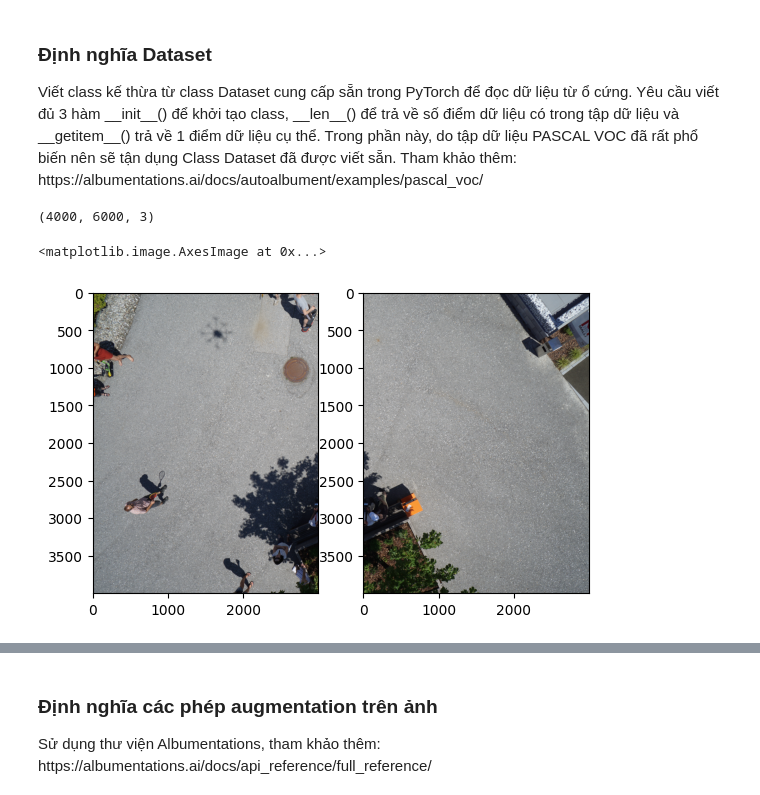
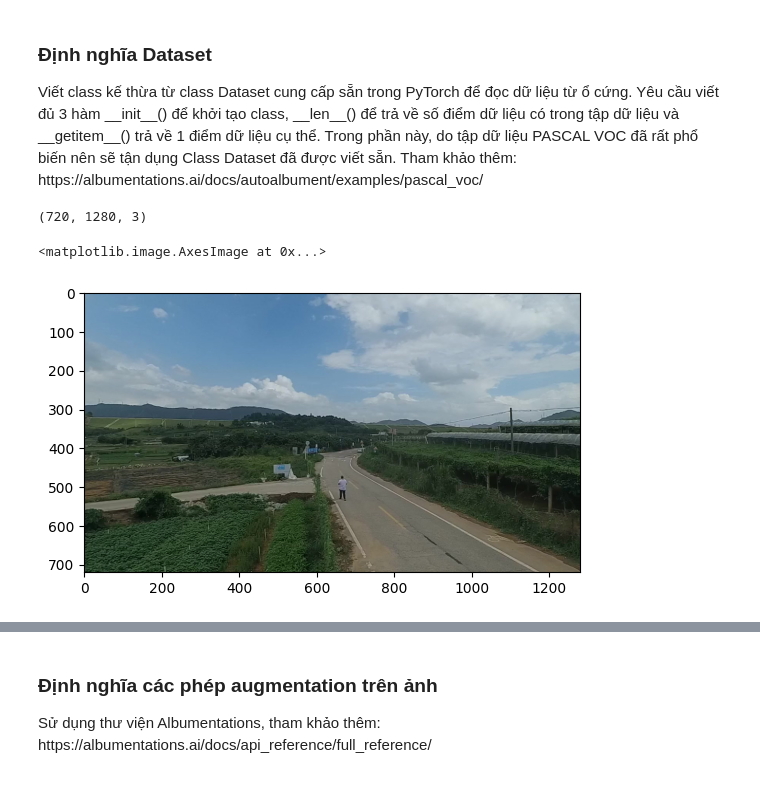
Before and after one commit to Coder0469/Do-an-1, a Jupyter notebook: Week3/B2_basic_pipeline_PASCALVOC.ipynb, the cells around one changed output, grey strips where cells are left out. Saved outputs shown, nothing was run; the diff lists cells and outputs as text; code cells hidden in the pictures.

```diff
--- a/Week3/B2_basic_pipeline_PASCALVOC.ipynb
+++ b/Week3/B2_basic_pipeline_PASCALVOC.ipynb
@@ -102,15 +102,14 @@ drive_path = "/content/drive/MyDrive/aeroscapes"
 # kaggle_path = "/kaggle/input/cityscapes-image-pairs/cityscapes_data"
 # %%
 
-img = cv2.imread(f"/{drive_path}/original_images/000.jpg")
+img = cv2.imread(f"/{drive_path}/JPEGImages/000001_001.jpg")
 img = cv2.cvtColor(img,cv2.COLOR_BGR2RGB)
 print(img.shape)
-plt.subplot(121);plt.imshow(img[:,:int(img.shape[1]/2),:])
-plt.subplot(122);plt.imshow(img[:,int(img.shape[1]/2):,:])
+plt.imshow(img)
 # %% [output]
-(4000, 6000, 3)
+(720, 1280, 3)
 <matplotlib.image.AxesImage at 0x...>
-[figure, old version]
+[figure, new version]
 # %%
 trainsize = 256
 
```
Also changed, not shown: parts of 7 cells of this notebook.
